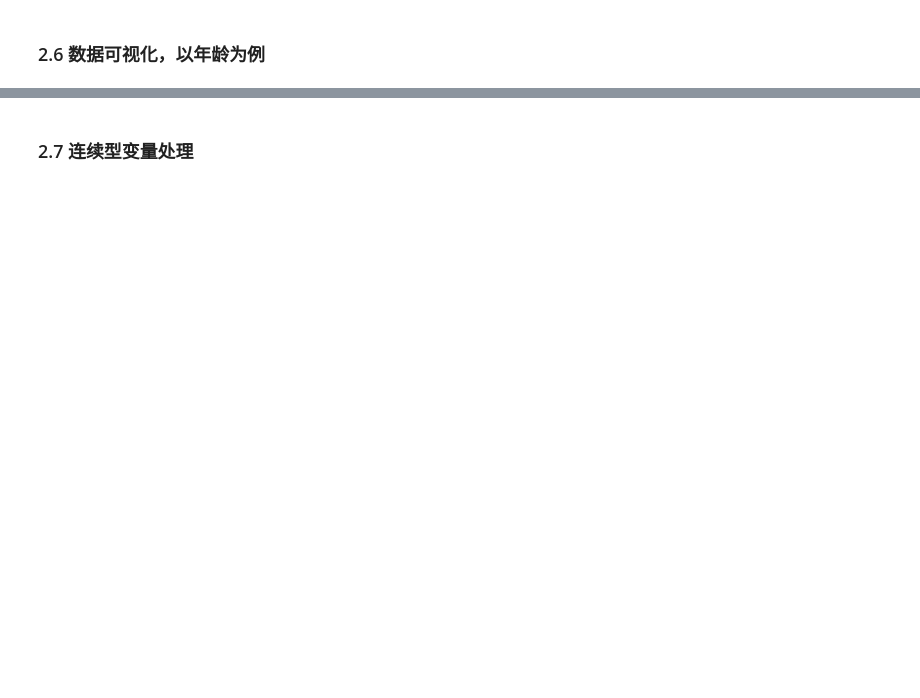
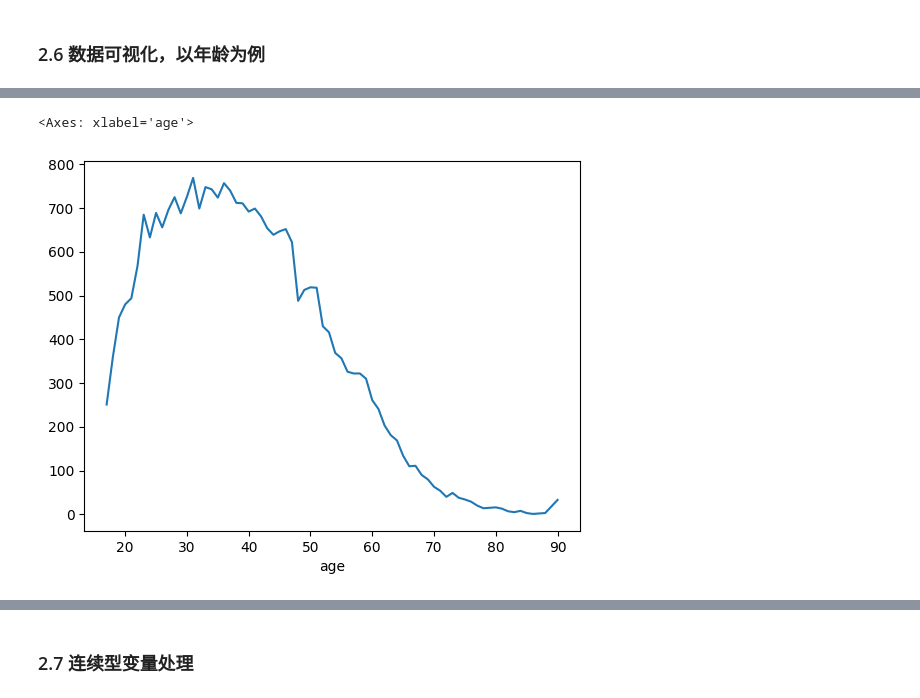
Before and after one commit to HanFayeDD/BigDataLab, a Jupyter notebook: exp2/lab2.ipynb, the cells around one changed output, grey strips where cells are left out. Saved outputs shown, nothing was run; the diff lists cells and outputs as text; code cells hidden in the pictures; blank space fills up the shorter version.

```diff
--- a/exp2/lab2.ipynb
+++ b/exp2/lab2.ipynb
@@ -77,4 +170,7 @@ df_train_set['age'].plot.hist()
 # %%
-df_train_set['age'].value_counts().sort_index().plot(kind="line")
+df['age'].value_counts().sort_index().plot(kind="line")
+# %% [output]
+<Axes: xlabel='age'>
+[figure, added]
 # %%
 # 画出年龄与收入的关系
```
Also changed, not shown: parts of 56 cells of this notebook.
